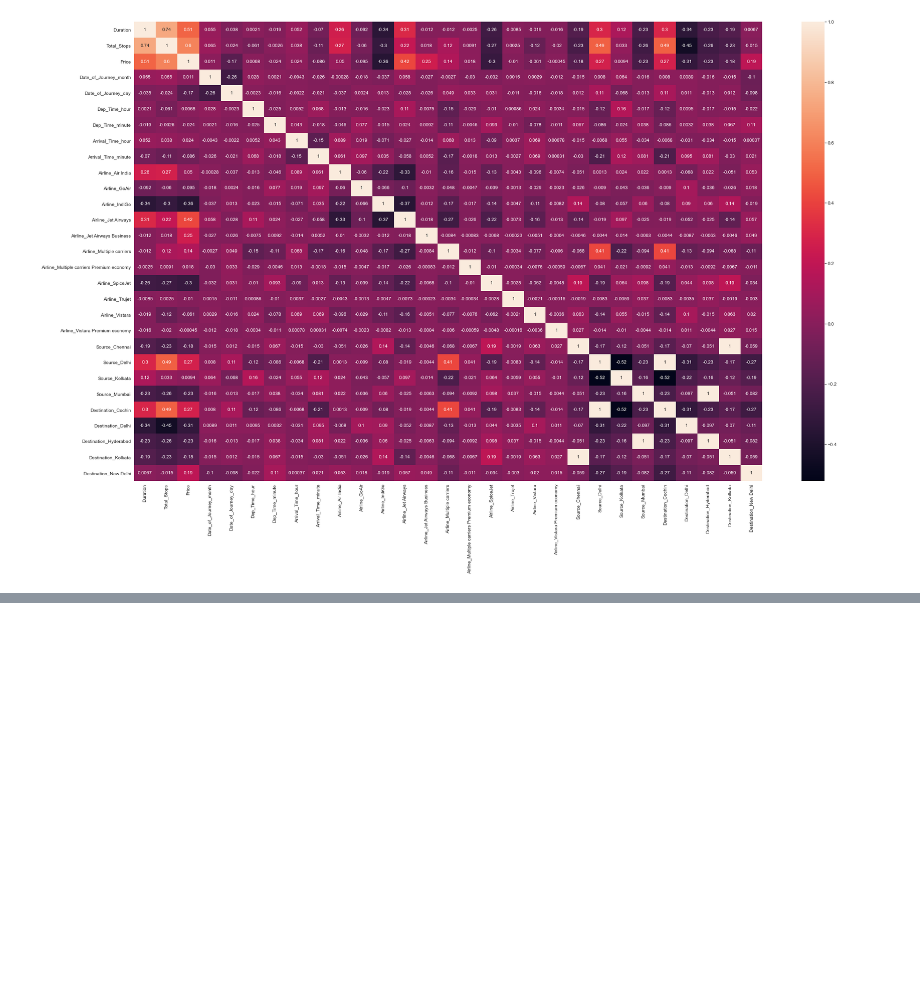
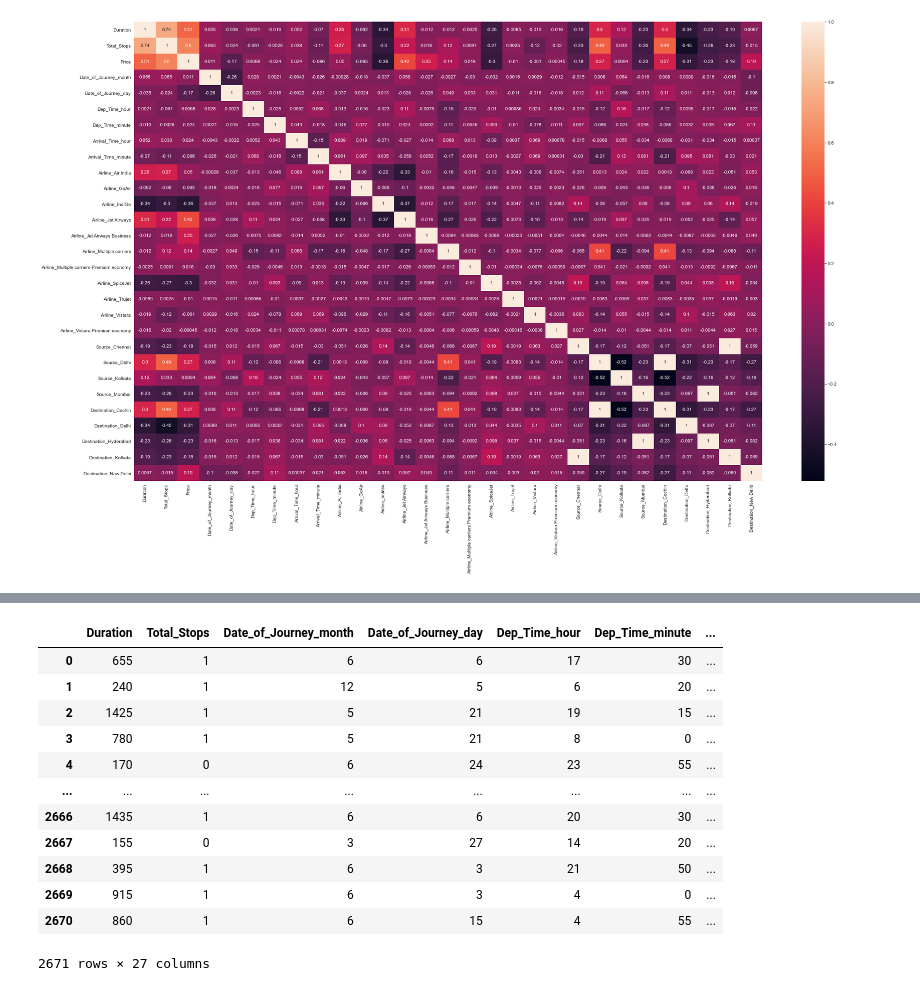
Before and after one commit to saquibmohiuddin/flight-fare-prediction, a Jupyter notebook: flight_fare.ipynb, the cells around one changed output, grey strips where cells are left out. Cells and saved outputs as stored; diff of their text form; code cells hidden in the pictures; blank space fills up the shorter version.

Commit message:
preprocess script added
along with function, the notebook contains the function for data engineering directly applied to test data

```diff
--- a/flight_fare.ipynb
+++ b/flight_fare.ipynb
@@ -496,0 +553,50 @@ plt.show()
+# %%
+def preprocess_data(df):
+
+    df["Date_of_Journey"] = pd.to_datetime(df["Date_of_Journey"])
+
+    year_month_extract(df, "Date_of_Journey")
+
+    df = df.dropna()
+    df = df.reset_index(drop = True)
+    df.drop(["Date_of_Journey", "Route", "Additional_Info"], axis = 1, inplace=True)
+
+    duration_minutes(df)
+
+    df["Dep_Time"] = pd.to_datetime(df["Dep_Time"])
+    df["Arrival_Time"] = pd.to_datetime(df["Arrival_Time"])
+
+    df.replace({"non-stop": 0, "1 stop": 1, "2 stops": 2, "3 stops": 3, "4 stops": 4},
+    inplace = True)
+
+    dep_arrival_extract(df, "Dep_Time")
+    dep_arrival_extract(df, "Arrival_Time")
+
+    df.drop(["Dep_Time", "Arrival_Time"], axis = 1, inplace = True)
+
+    dummy_year = pd.get_dummies(df["Airline"], prefix="Airline", drop_first= True)
+    dummy_month = pd.get_dummies(df["Source"], prefix="Source", drop_first= True)
+    dummy_crime_type = pd.get_dummies(df["Destination"], prefix="Destination",
+    drop_first= True)
+
+    df = pd.concat([df, dummy_year, dummy_month, dummy_crime_type], axis=1)
+
+    df.drop(["Airline", "Source", "Destination", "Date_of_Journey_year"], axis = 1, inplace = True)
+
+    return df
+# %%
+preprocess_data(df_test)
+# %% [output]
+|  | Duration | Total_Stops | Date_of_Journey_month | Date_of_Journey_day | Dep_Time_hour | Dep_Time_minute | ... |
+| 0 | 655 | 1 | 6 | 6 | 17 | 30 | ... |
+| 1 | 240 | 1 | 12 | 5 | 6 | 20 | ... |
+| 2 | 1425 | 1 | 5 | 21 | 19 | 15 | ... |
+| 3 | 780 | 1 | 5 | 21 | 8 | 0 | ... |
+| 4 | 170 | 0 | 6 | 24 | 23 | 55 | ... |
+| ... | ... | ... | ... | ... | ... | ... | ... |
+| 2666 | 1435 | 1 | 6 | 6 | 20 | 30 | ... |
+| 2667 | 155 | 0 | 3 | 27 | 14 | 20 | ... |
+| 2668 | 395 | 1 | 6 | 3 | 21 | 50 | ... |
+| 2669 | 915 | 1 | 6 | 3 | 4 | 0 | ... |
+| 2670 | 860 | 1 | 6 | 15 | 4 | 55 | ... |
+2671 rows × 27 columns
```
Also changed, not shown: parts of 4 cells of this notebook, 1 other file.
